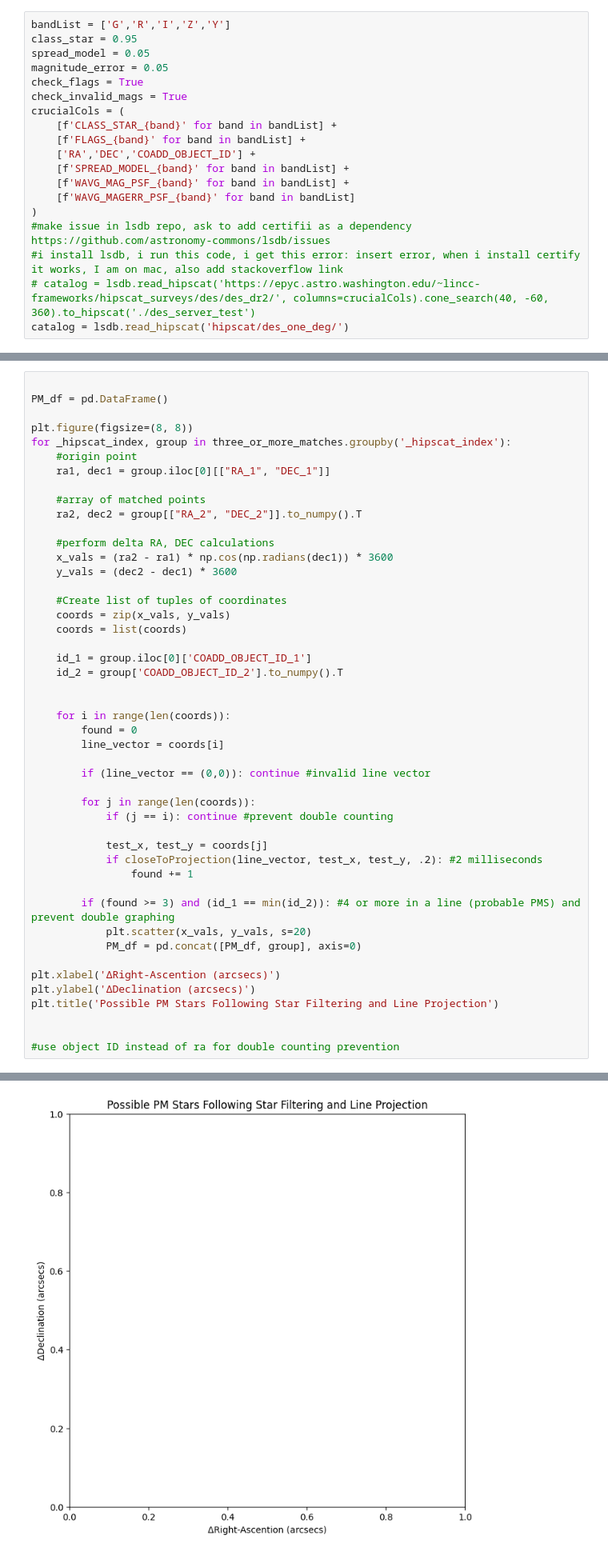
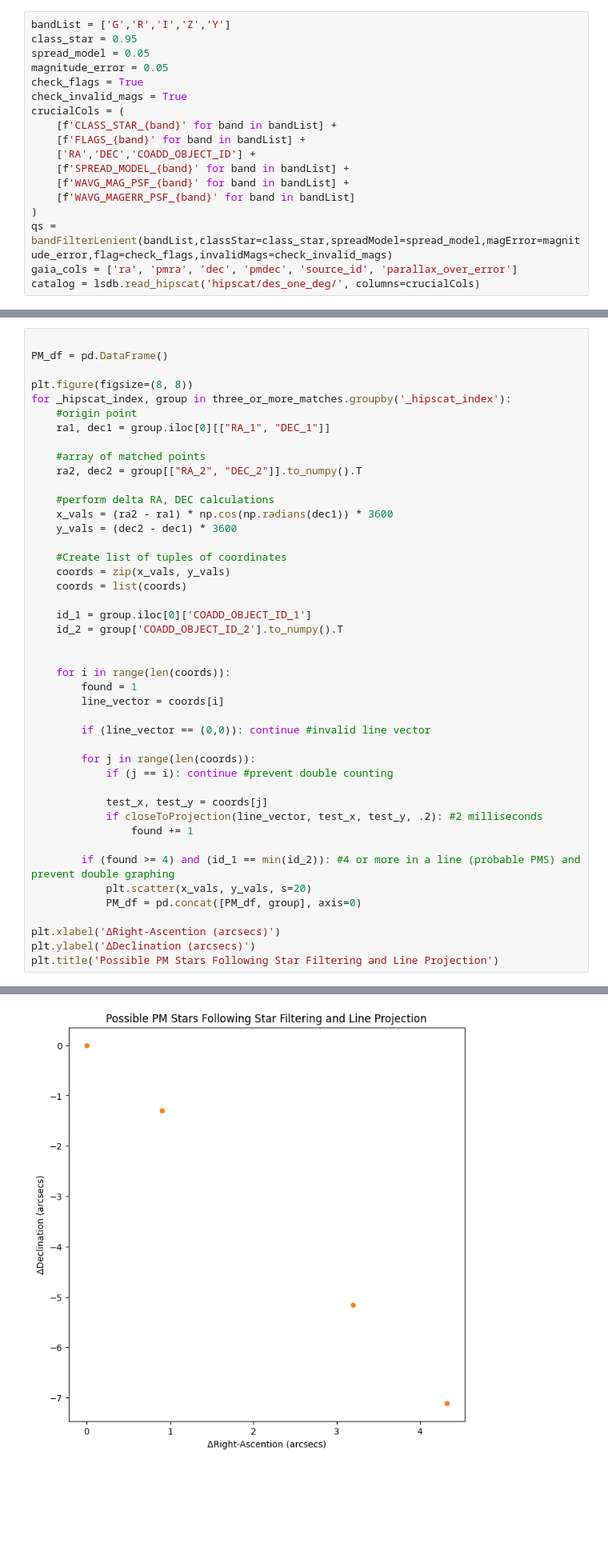
Before and after one commit to JoaoDPassos/brown-dwarf-search, a Jupyter notebook: CrossMatchFIltering.ipynb, the cells around one changed output, grey strips where cells are left out. Shown at 80% size. Cells and saved outputs as stored; diff of their text form; blank space fills up the shorter version.

```diff
--- a/CrossMatchFIltering.ipynb
+++ b/CrossMatchFIltering.ipynb
@@ -26,10 +26,9 @@ crucialCols = (
     [f'WAVG_MAG_PSF_{band}' for band in bandList] +
     [f'WAVG_MAGERR_PSF_{band}' for band in bandList]
 )
-#make issue in lsdb repo, ask to add certifii as a dependency https://github.com/astronomy-commons/lsdb/issues
-#i install lsdb, i run this code, i get this error: insert error, when i install certify it works, I am on mac, also add stackoverflow link
-# catalog = lsdb.read_hipscat('https://epyc.astro.washington.edu/~lincc-frameworks/hipscat_surveys/des/des_dr2/', columns=crucialCols).cone_search(40, -60, 360).to_hipscat('./des_server_test')
-catalog = lsdb.read_hipscat('hipscat/des_one_deg/')
+qs = bandFilterLenient(bandList,classStar=class_star,spreadModel=spread_model,magError=magnitude_error,flag=check_flags,invalidMags=check_invalid_mags)
+gaia_cols = ['ra', 'pmra', 'dec', 'pmdec', 'source_id', 'parallax_over_error']
+catalog = lsdb.read_hipscat('hipscat/des_one_deg/', columns=crucialCols)
 # %% [markdown]
 # Performing Cross Matching
 
@@ -179,36 +178,33 @@ for _hipscat_index, group in three_or_more_matches.groupby('_hipscat_index'):
     y_vals = (dec2 - dec1) * 3600
 
     #Create list of tuples of coordinates
     coords = zip(x_vals, y_vals)
     coords = list(coords)
 
     id_1 = group.iloc[0]['COADD_OBJECT_ID_1']
     id_2 = group['COADD_OBJECT_ID_2'].to_numpy().T
 
 
     for i in range(len(coords)):
-        found = 0
+        found = 1
         line_vector = coords[i]
 
         if (line_vector == (0,0)): continue #invalid line vector
 
         for j in range(len(coords)):
             if (j == i): continue #prevent double counting
 
             test_x, test_y = coords[j]
             if closeToProjection(line_vector, test_x, test_y, .2): #2 milliseconds
                 found += 1
 
-        if (found >= 3) and (id_1 == min(id_2)): #4 or more in a line (probable PMS) and prevent double graphing
+        if (found >= 4) and (id_1 == min(id_2)): #4 or more in a line (probable PMS) and prevent double graphing
             plt.scatter(x_vals, y_vals, s=20)
             PM_df = pd.concat([PM_df, group], axis=0)
 
 plt.xlabel('ΔRight-Ascention (arcsecs)')
 plt.ylabel('ΔDeclination (arcsecs)')
 plt.title('Possible PM Stars Following Star Filtering and Line Projection')
-
-
-#use object ID instead of ra for double counting prevention
 # %% [output]
 Text(0.5, 1.0, 'Possible PM Stars Following Star Filtering and Line Projection')
-[figure, old version]
+[figure, new version]
```
Also changed, not shown: parts of 3 cells of this notebook, 1 other file.
